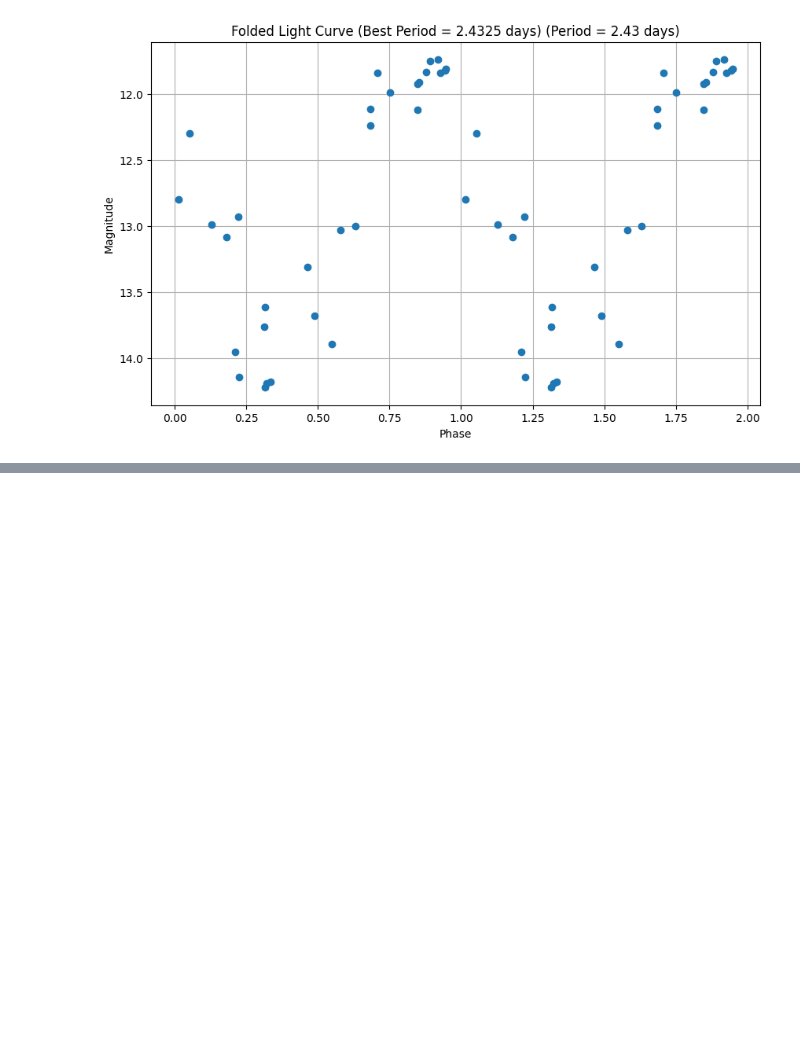
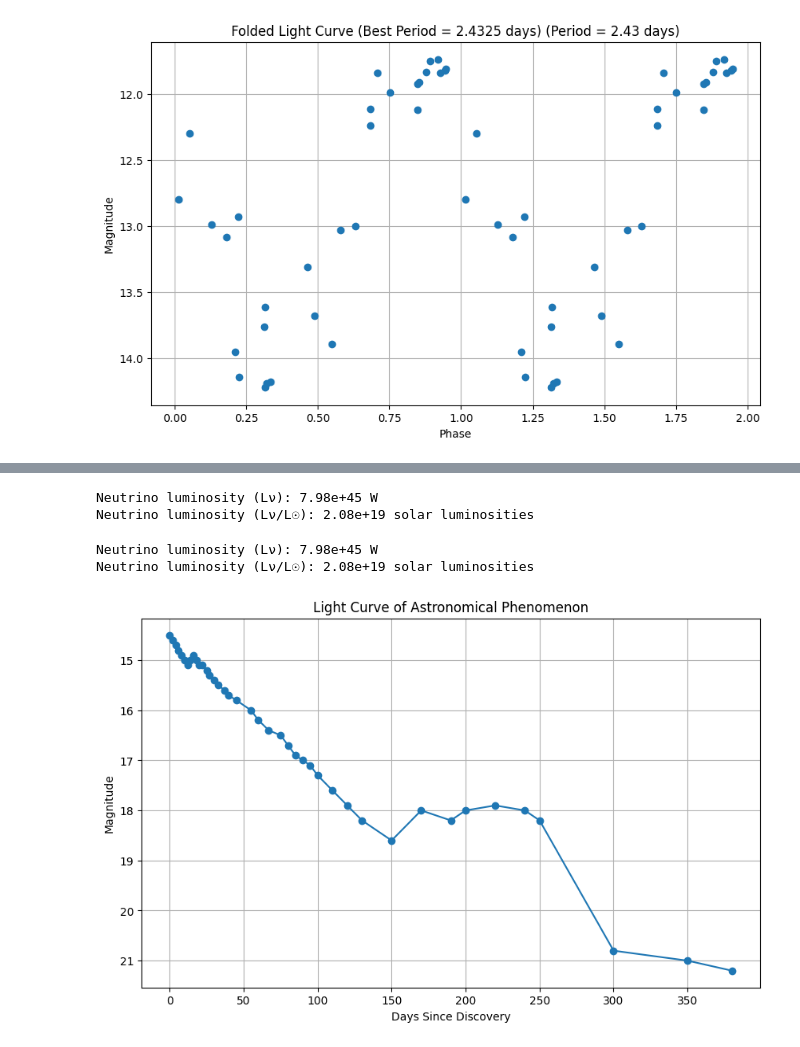
Before and after one commit to Fr4nc3/astrophysics-exercises, a Jupyter notebook: time-domain/time-domain.ipynb, the cells around one changed output, grey strips where cells are left out. Saved outputs shown, nothing was run; the diff lists cells and outputs as text; code cells hidden in the pictures; blank space fills up the shorter version.

```diff
--- a/time-domain/time-domain.ipynb
+++ b/time-domain/time-domain.ipynb
@@ -3710,0 +4172,69 @@ Best period from chi-squared minimization: 2.4325 days
+# %%
+# Constants
+L_sun = 3.828e26  # Solar luminosity (W)
+
+# From previous calculations (corrected)
+E_total_Joules = 7.98e42  # Total energy released as neutrinos (J)
+delta_t = 1e-3  # Duration of neutrino burst (s)
+
+# --- Calculations ---
+
+# 1. Calculate neutrino luminosity
+L_v = E_total_Joules / delta_t
+
+# 2. Express in solar units
+L_v_solar = L_v / L_sun
+
+# --- Output ---
+print(f"Neutrino luminosity (Lν): {L_v:.2e} W")
+print(f"Neutrino luminosity (Lν/L☉): {L_v_solar:.2e} solar luminosities")
+# %% [output]
+Neutrino luminosity (Lν): 7.98e+45 W
+Neutrino luminosity (Lν/L☉): 2.08e+19 solar luminosities
+# %%
+# Constants
+L_sun = 3.828e26  # Solar luminosity (W)
+
+# From previous calculations (corrected)
+E_total_Joules = 7.98e42  # Total energy released as neutrinos (J)
+delta_t = 1e-3  # Core collapse time (s)
+
+# --- Calculations ---
+
+# Calculate the neutrino luminosity
+L_neutrinos = E_total_Joules / delta_t
+
+# Calculate the neutrino luminosity in terms of solar luminosities
+L_neutrinos_in_solar_units = L_neutrinos / L_sun
+
+# --- Output ---
+print(f"Neutrino luminosity (Lν): {L_neutrinos:.2e} W")
+print(f"Neutrino luminosity (Lν/L☉): {L_neutrinos_in_solar_units:.2e} solar luminosities")
+# %% [output]
+Neutrino luminosity (Lν): 7.98e+45 W
+Neutrino luminosity (Lν/L☉): 2.08e+19 solar luminosities
+# %%
+import matplotlib.pyplot as plt
+
+days_since_discovery = [
+    0, 2, 4, 6, 8, 10, 12, 14, 16, 18, 20, 22, 25, 27, 30, 33, 37, 40, 45,
+    55, 60, 67, 75, 80, 85, 90, 95, 100, 110, 120, 130, 150, 170, 190, 200,
+    220, 240, 250, 300, 350, 380
+]
+
+magnitude = [
+    14.5, 14.6, 14.7, 14.8, 14.9, 15, 15.1, 15, 14.9, 15, 15.1, 15.1, 15.2,
+    15.3, 15.4, 15.5, 15.6, 15.7, 15.8, 16, 16.2, 16.4, 16.5, 16.7, 16.9, 17,
+    17.1, 17.3, 17.6, 17.9, 18.2, 18.6, 18, 18.2, 18, 17.9, 18, 18.2, 20.8,
+    21, 21.2
+]
+plt.figure(figsize=(10,6))
+plt.plot(days_since_discovery, magnitude, marker='o', linestyle='-')
+plt.xlabel("Days Since Discovery")
+plt.ylabel("Magnitude")
+plt.title("Light Curve of Astronomical Phenomenon")
+plt.gca().invert_yaxis()  # Invert y-axis to show brighter objects higher
+plt.grid(True)
+plt.show()
+# %% [output]
+[figure, added]
```
Also changed, not shown: parts of 20 cells of this notebook.
